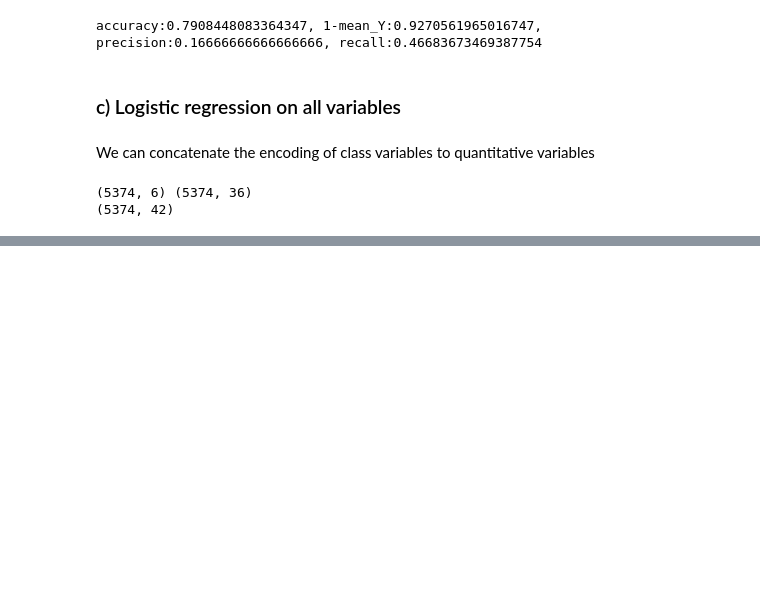
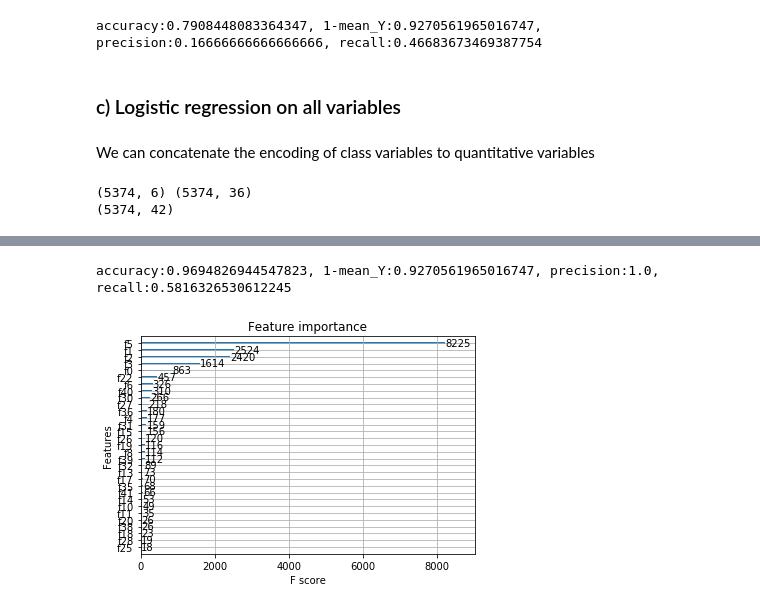
Before and after one commit to AceZz/CreditDefault, a Jupyter notebook: tristan_stampfler.ipynb, the cells around one changed output, grey strips where cells are left out. Cells and saved outputs as stored; diff of their text form; code cells hidden in the pictures; blank space fills up the shorter version.

Commit message:
Xgboost classification

```diff
--- a/tristan_stampfler.ipynb
+++ b/tristan_stampfler.ipynb
@@ -389,0 +379,4 @@ accuracy:0.6246743580200967, 1-mean_Y:0.9270561965016747, precision:0.1169259783
+# %%
+X = np.concatenate((X_quantitative,X_class), axis=1)
+model = XGBClassifier(learning_rate = 0.05, n_estimators=1000, max_depth=6)
+model.fit(X, Y)
@@ -389,0 +393,21 @@ accuracy:0.6246743580200967, 1-mean_Y:0.9270561965016747, precision:0.1169259783
+# %%
+Y_pred = model.predict(X)
+predictions = [round(value) for value in Y_pred]
+
+accuracy = accuracy_score(Y, Y_pred)
+precision = precision_score(Y, Y_pred)
+recall = recall_score(Y, Y_pred)
+print(f'accuracy:{accuracy}, 1-mean_Y:{1-np.average(Y)}, precision:{precision}, recall:{recall}')
+# %% [output]
+accuracy:0.9694826944547823, 1-mean_Y:0.9270561965016747, precision:1.0, recall:0.5816326530612245
+# %%
+from xgboost import plot_importance, to_graphviz
+import matplotlib.pyplot as plt
+
+
+# plot feature importance
+plot_importance(model)
+#to_graphviz(model)
+plt.show()
+# %% [output]
+[figure, added]
```
Also changed, not shown: parts of 13 cells of this notebook.
